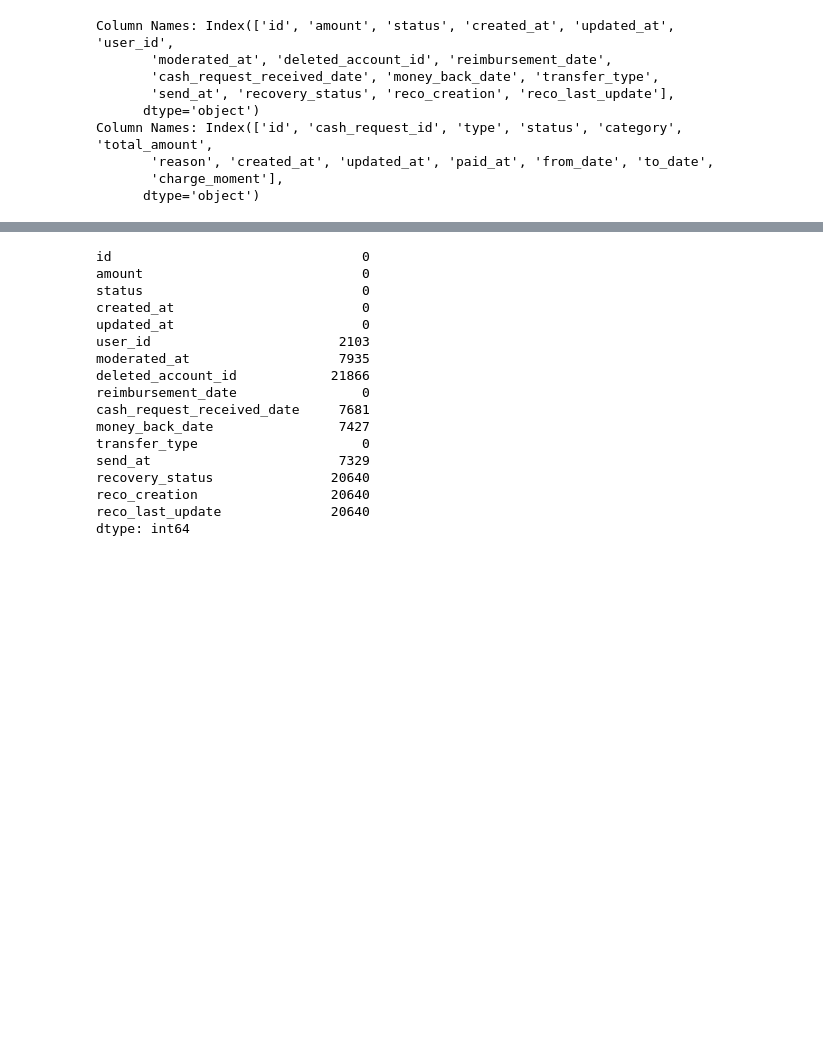
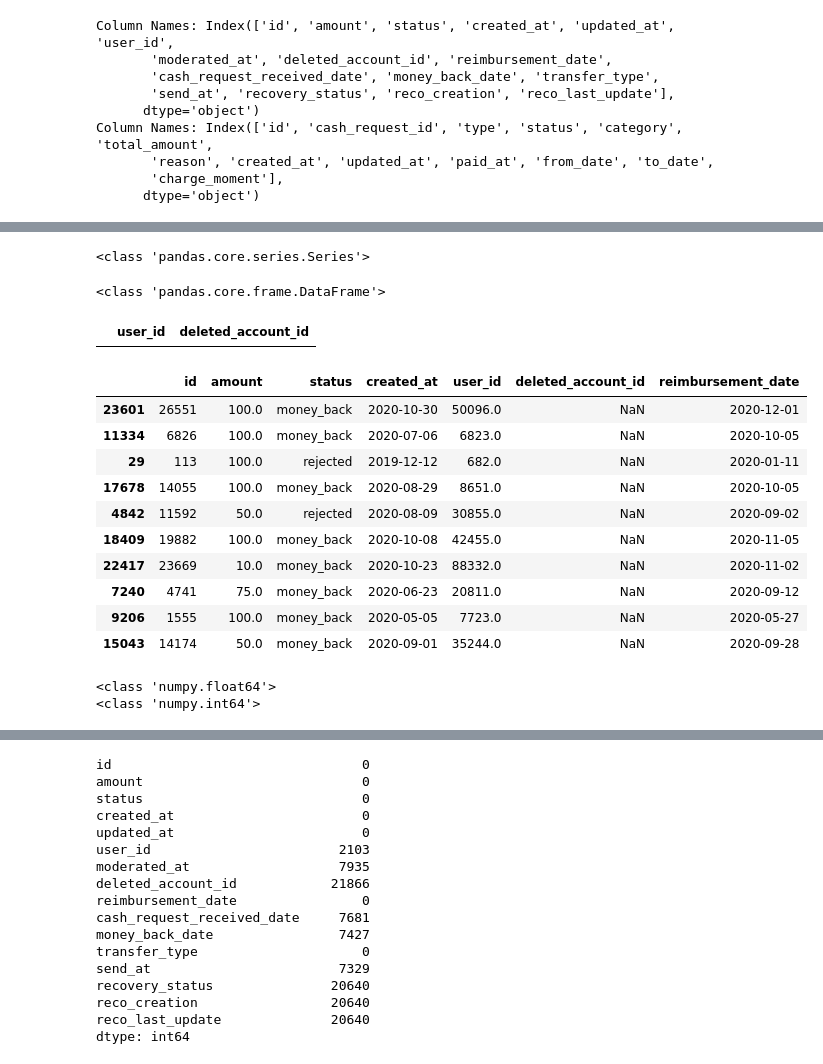
Before and after one commit to cutmountain/ironhack-data-analytics, a Jupyter notebook: modulo-1/sesion-15/project-1-ironhack-payments-es-main/ironhack-payments.ipynb, the cells around one changed output, grey strips where cells are left out. Cells and saved outputs as stored; diff of their text form; code cells hidden in the pictures; blank space fills up the shorter version.

```diff
--- a/modulo-1/sesion-15/project-1-ironhack-payments-es-main/ironhack-payments.ipynb
+++ b/modulo-1/sesion-15/project-1-ironhack-payments-es-main/ironhack-payments.ipynb
@@ -66,0 +78,2 @@ Column Names: Index(['id', 'cash_request_id', 'type', 'status', 'category', 'tot
+# %%
+cash = cash.drop(['updated_at','moderated_at','cash_request_received_date','money_back_date','transfer_type','send_at','recovery_status','reco_creation','reco_last_update'], axis=1)
@@ -66,0 +98,8 @@ Column Names: Index(['id', 'cash_request_id', 'type', 'status', 'category', 'tot
+# %%
+# Limpiar fechas cash['created_at']
+
+# df cash
+print(type(cash['created_at'][0]))
+cash['created_at'] = pd.to_datetime(cash['created_at'])
+cash['created_at'] = cash['created_at'].dt.date
+print(type(cash['created_at'][0]))
@@ -66,0 +109,15 @@ Column Names: Index(['id', 'cash_request_id', 'type', 'status', 'category', 'tot
+# %%
+# # Limpiar fechas cash['reimbursement_date']
+
+print(type(cash['reimbursement_date'][0]),'\t',cash['reimbursement_date'][0])
+print(type(cash['reimbursement_date'][4]),'\t',cash['reimbursement_date'][4])
+
+def corregir_formato(fecha):
+    # Si no tiene microsegundos, agregar '.000000' antes de la zona horaria
+    if '.' not in fecha.split('+')[0]:
+        return fecha.replace('+', '.000000+')
+    return fecha
+
+cash['reimbursement_date'] = cash['reimbursement_date'].apply(corregir_formato)
+cash['reimbursement_date'] = pd.to_datetime(cash['reimbursement_date'])
+cash['reimbursement_date'] = cash['reimbursement_date'].dt.date
@@ -66,0 +146,46 @@ Column Names: Index(['id', 'cash_request_id', 'type', 'status', 'category', 'tot
+# %%
+# Seleccionar una columnna (Series)
+s = cash['user_id']
+print(type(s))
+# %% [output]
+<class 'pandas.core.series.Series'>
+# %%
+# Seleccionar columna como dataframe (DataFrame)
+df = cash[['user_id','deleted_account_id']]
+print(type(df))
+# %% [output]
+<class 'pandas.core.frame.DataFrame'>
+# %%
+# Filtrar dataframe
+df[df['user_id'].isna()]
+#df[df['user_id'].isna()].sample(frac=0.1)
+#The truth value of a Series is ambiguous. Use a.empty, a.bool(), a.item(), a.any() or a.all().
+df[df['user_id'].isna() & df['deleted_account_id'].isna()]
+# %% [output]
+|  | user_id | deleted_account_id |
+# %%
+# Rellenar columna user_id
+cash['user_id'] = cash['user_id'].fillna(cash['deleted_account_id'])
+# %%
+cash.sample(10)
+# %% [output]
+|  | id | amount | status | created_at | user_id | deleted_account_id | reimbursement_date |
+| 23601 | 26551 | 100.0 | money_back | 2020-10-30 | 50096.0 | NaN | 2020-12-01 |
+| 11334 | 6826 | 100.0 | money_back | 2020-07-06 | 6823.0 | NaN | 2020-10-05 |
+| 29 | 113 | 100.0 | rejected | 2019-12-12 | 682.0 | NaN | 2020-01-11 |
+| 17678 | 14055 | 100.0 | money_back | 2020-08-29 | 8651.0 | NaN | 2020-10-05 |
+| 4842 | 11592 | 50.0 | rejected | 2020-08-09 | 30855.0 | NaN | 2020-09-02 |
+| 18409 | 19882 | 100.0 | money_back | 2020-10-08 | 42455.0 | NaN | 2020-11-05 |
+| 22417 | 23669 | 10.0 | money_back | 2020-10-23 | 88332.0 | NaN | 2020-11-02 |
+| 7240 | 4741 | 75.0 | money_back | 2020-06-23 | 20811.0 | NaN | 2020-09-12 |
+| 9206 | 1555 | 100.0 | money_back | 2020-05-05 | 7723.0 | NaN | 2020-05-27 |
+| 15043 | 14174 | 50.0 | money_back | 2020-09-01 | 35244.0 | NaN | 2020-09-28 |
+# %%
+# Convertir a integer los campos 'id'
+print(type(cash['user_id'][0]))
+cash['user_id'] = cash['user_id'].astype(int)
+print(type(cash['user_id'][0]))
+#fees['cash_request_id'] = pd.to_numeric(fees['cash_request_id'])
+# %% [output]
+<class 'numpy.float64'>
+<class 'numpy.int64'>
```
Also changed, not shown: parts of 20 cells of this notebook.
